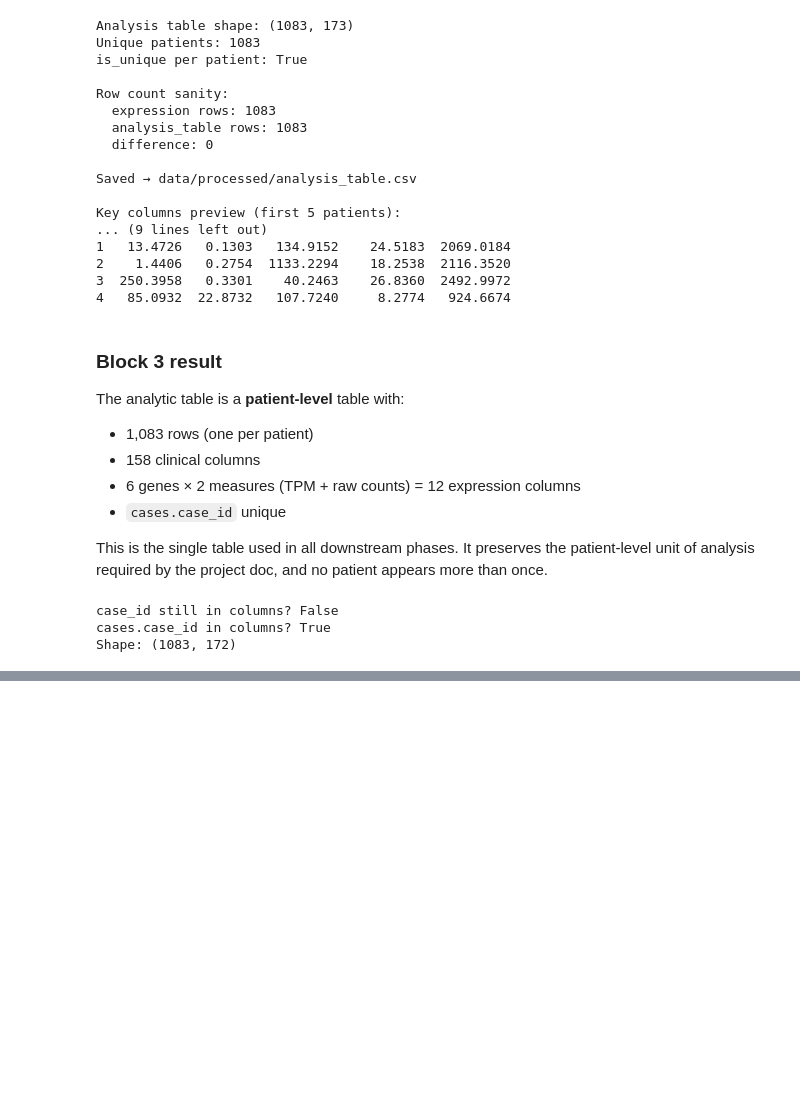
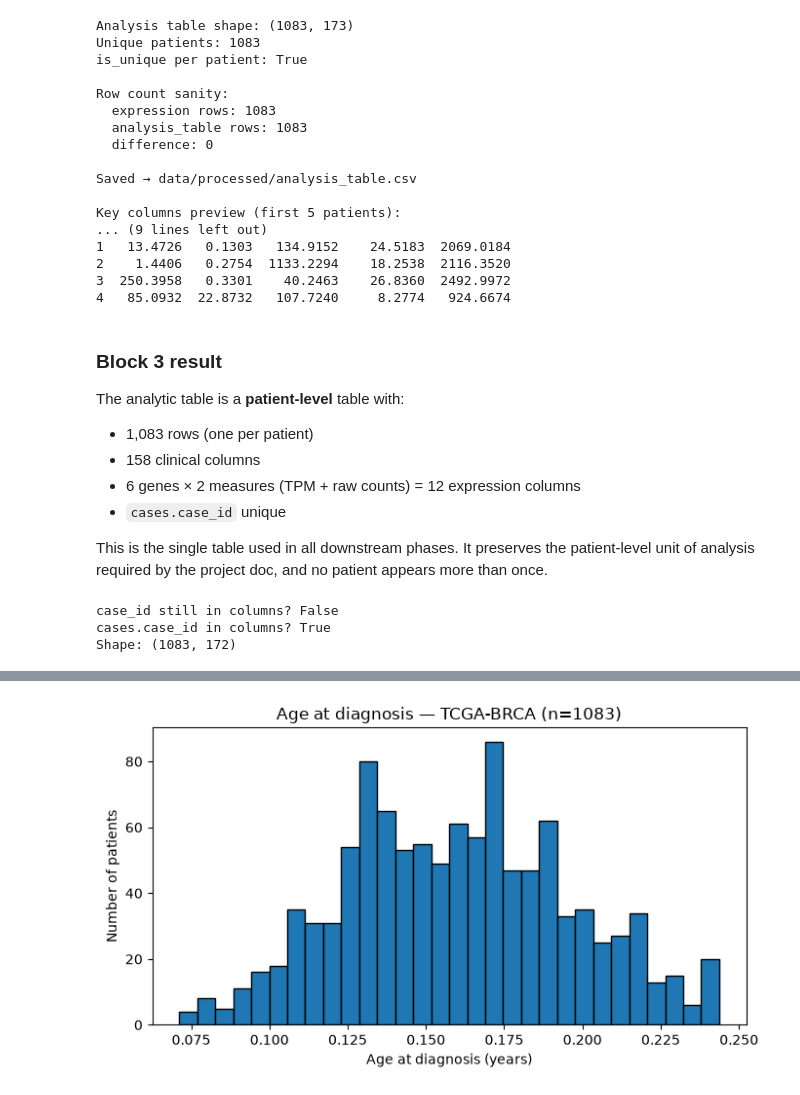
Before and after one commit to Setyhoseini/TCGA-BRCA-dataset-analysis, a Jupyter notebook: notebooks/01_first_look.ipynb, the cells around one changed output, grey strips where cells are left out. Saved outputs shown, nothing was run; the diff lists cells and outputs as text; code cells hidden in the pictures; blank space fills up the shorter version.

Commit message:
phase-1: finalize root and data READMEs, project card, notebook, and report

```diff
--- a/notebooks/01_first_look.ipynb
+++ b/notebooks/01_first_look.ipynb
@@ -689,0 +699,81 @@ Shape: (1083, 172)
+# %%
+# ============================================================
+# BLOCK 5 — Clinical descriptive plots (Phase 1, task 7)
+# ============================================================
+import os
+import re
+import numpy as np
+import pandas as pd
+import matplotlib.pyplot as plt
+
+os.makedirs("../figures", exist_ok=True)
+
+MISSING_TOKENS = ["'--", "--", "Not Reported", "not reported", ""]
+
+def to_num(s):
+    return pd.to_numeric(s.replace(MISSING_TOKENS, pd.NA), errors="coerce")
+
+at = pd.read_csv("../data/processed/analysis_table.csv", low_memory=False)
+print("Loaded analysis_table:", at.shape)
+
+# --- Plot 1: Age at diagnosis ---
+age = to_num(at["demographic.age_at_index"]) / 365.25
+fig, ax = plt.subplots(figsize=(7, 4))
+ax.hist(age.dropna(), bins=30, edgecolor="black")
+ax.set_xlabel("Age at diagnosis (years)")
+ax.set_ylabel("Number of patients")
+ax.set_title(f"Age at diagnosis — TCGA-BRCA (n={age.notna().sum()})")
+fig.tight_layout()
+fig.savefig("../figures/p1_age_distribution.png", dpi=150)
+plt.show()
+
+# --- Plot 2: AJCC stage distribution ---
+stage_raw = at["diagnoses.ajcc_pathologic_stage"].replace(MISSING_TOKENS, pd.NA)
+# Collapse substages (IA, IIB, ...) to I, II, III, IV
+def stage4(s):
+    if pd.isna(s): return pd.NA
+    m = re.match(r"^\s*Stage\s+(IV|III|II|I)", str(s))
+    return m.group(1) if m else pd.NA
+at["stage4"] = stage_raw.apply(stage4)
+
+order4 = ["I", "II", "III", "IV"]
+counts = at["stage4"].value_counts().reindex(order4)
+fig, ax = plt.subplots(figsize=(7, 4))
+counts.plot(kind="bar", color="steelblue", ax=ax)
+ax.set_xlabel("AJCC pathologic stage (collapsed)")
+ax.set_ylabel("Number of patients")
+ax.set_title(f"Tumor stage distribution — TCGA-BRCA (n={counts.sum()})")
+ax.set_xticklabels(order4, rotation=0)
+fig.tight_layout()
+fig.savefig("../figures/p1_stage_distribution.png", dpi=150)
+plt.show()
+
+# --- Plot 3: Vital status ---
+vs = at["demographic.vital_status"].replace(MISSING_TOKENS, pd.NA)
+vc = vs.value_counts(dropna=False)
+colors = {"Alive": "#4c9c4c", "Dead": "#c94c4c"}
+fig, ax = plt.subplots(figsize=(5, 4))
+vc.plot(kind="bar", ax=ax,
+        color=[colors.get(x, "grey") for x in vc.index])
+ax.set_xlabel("Vital status")
+ax.set_ylabel("Number of patients")
+ax.set_title("Survival status — TCGA-BRCA")
+ax.set_xticklabels(vc.index, rotation=0)
+fig.tight_layout()
+fig.savefig("../figures/p1_vital_status.png", dpi=150)
+plt.show()
+
+# --- Plot 4: Survival time (deceased only) ---
+d2d = to_num(at["demographic.days_to_death"]).dropna()
+fig, ax = plt.subplots(figsize=(7, 4))
+ax.hist(d2d, bins=30, edgecolor="black", color="#c94c4c")
+ax.set_xlabel("Days from diagnosis to death")
+ax.set_ylabel("Number of deceased patients")
+ax.set_title(f"Survival time (deceased, n={len(d2d)})")
+fig.tight_layout()
+fig.savefig("../figures/p1_survival_time.png", dpi=150)
+plt.show()
+
+print("\nStage distribution:")
+print(counts)
+# %% [output]
@@ -689,0 +781 @@ Shape: (1083, 172)
+[figure, added]
```
Also changed, not shown: parts of 5 cells of this notebook, 15 other files.
